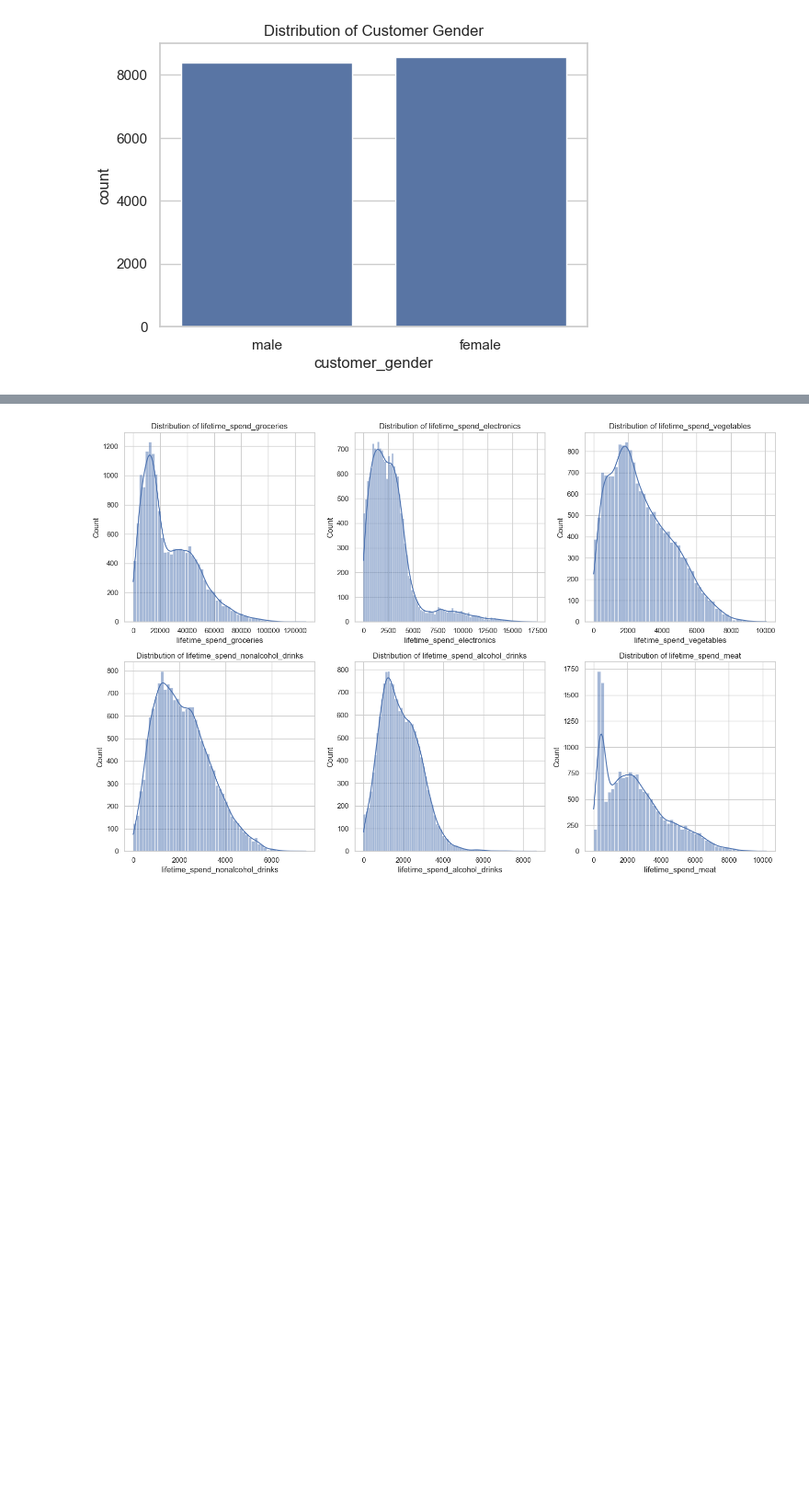
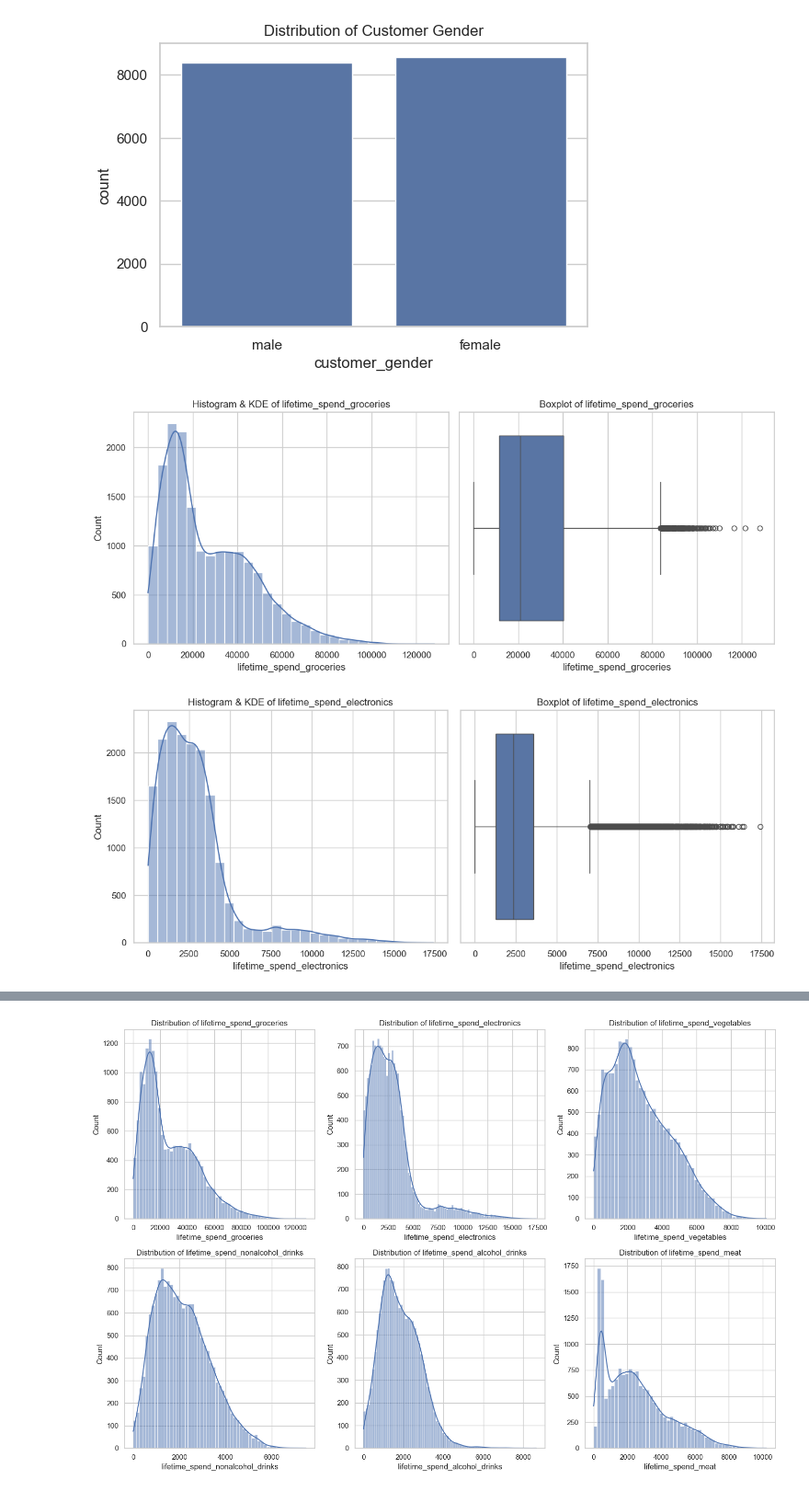
Before and after one commit to MateusAMP2119/CS-Project, a Jupyter notebook: 1_exploratory_analysis.ipynb, the cells around one changed output, grey strips where cells are left out. Shown at 92% size. Cells and saved outputs as stored; diff of their text form; code cells hidden in the pictures; blank space fills up the shorter version.

```diff
--- a/1_exploratory_analysis.ipynb
+++ b/1_exploratory_analysis.ipynb
@@ -122,3 +138,25 @@ if 'customer_gender' in df.columns:
     plt.show()
 # %% [output]
 [figure]
+# %%
+# Histograms and KDE for Numerical Features
+# Visualization for Age, Total Spend and specific categories
+numerical_viz_cols = ['Age', 'total_spend', 'lifetime_spend_groceries', 'lifetime_spend_electronics']
+
+for col in numerical_viz_cols:
+    if col in df.columns:
+        plt.figure(figsize=(12, 5))
+
+        plt.subplot(1, 2, 1)
+        sns.histplot(df[col].dropna(), kde=True, bins=30)
+        plt.title(f'Histogram & KDE of {col}')
+
+        plt.subplot(1, 2, 2)
+        sns.boxplot(x=df[col])
+        plt.title(f'Boxplot of {col}')
+
+        plt.tight_layout()
+        plt.show()
+# %% [output]
+[figure, added]
+[figure, added]
```
Also changed, not shown: parts of 5 cells of this notebook, 5 other files.
